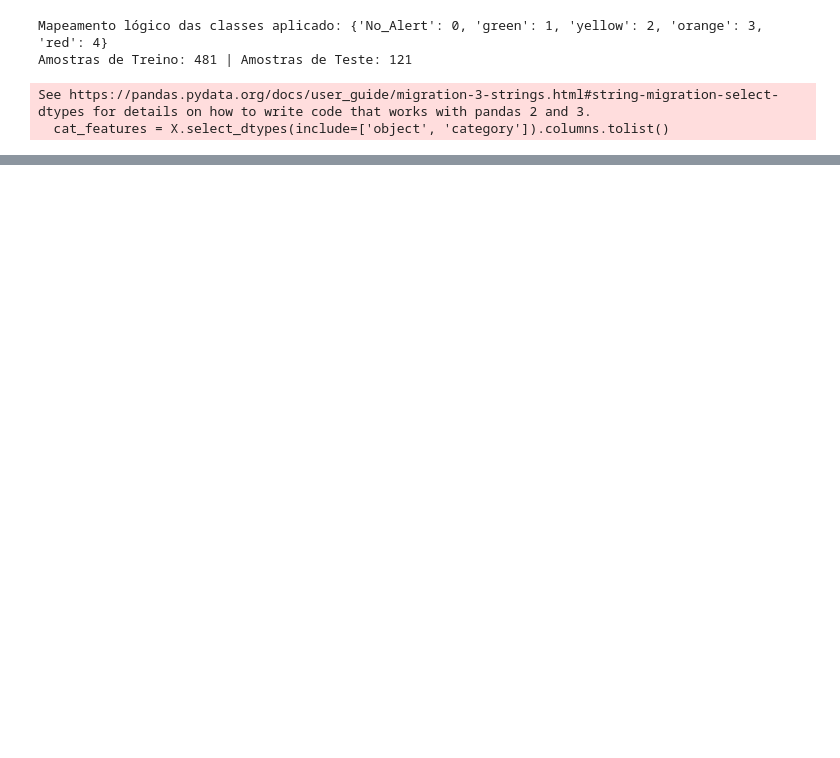
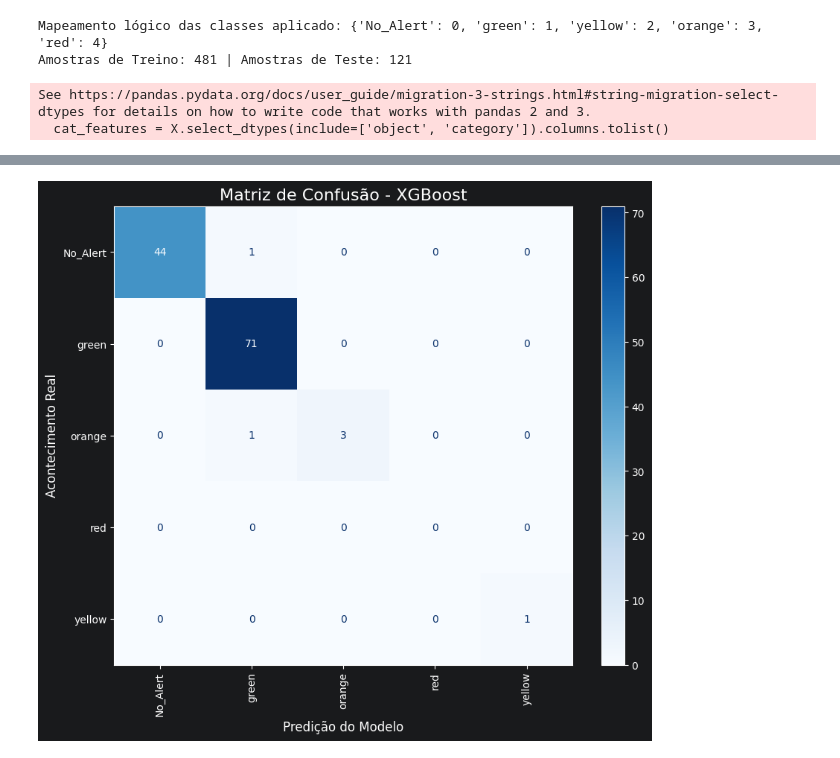
Before and after one commit to Juice-cpp/Earthquake_Model, a Jupyter notebook: Alert_Model_Training.ipynb, the cells around one changed output, grey strips where cells are left out. Drawn from its saved outputs; the diff is of its cells as text; code cells hidden in the pictures; blank space fills up the shorter version.

Commit message:
-(feat): comparação pelas principais métricas e matriz de confusão

```diff
--- a/Alert_Model_Training.ipynb
+++ b/Alert_Model_Training.ipynb
@@ -211,0 +214,83 @@ Todos os modelos e o codificador de alertas foram salvos com sucesso no diretór
+# %%
+import pandas as pd
+import matplotlib.pyplot as plt
+from sklearn.metrics import accuracy_score, precision_score, recall_score, f1_score
+from sklearn.metrics import confusion_matrix, ConfusionMatrixDisplay
+
+print("=== Calculando todas as métricas para comparação ===\n")
+
+results_completo = {}
+
+# 1. Loop para calcular todas as métricas para cada modelo treinado
+for name, model in trained_models.items():
+
+    # Fazer predições no conjunto de teste
+    y_pred = model.predict(X_test)
+
+    # O CatBoost retorna um array 2D por padrão, precisamos achatar (flatten) para 1D
+    if name == "CatBoost":
+        y_pred = y_pred.flatten()
+
+    # Calcular métricas usando a média 'weighted' para lidar com o desbalanceamento
+    # zero_division=0 impede que o Python dê erro caso o modelo não tenha previsto nenhuma vez uma classe rara
+    acc = accuracy_score(y_test, y_pred)
+    prec = precision_score(y_test, y_pred, average='weighted', zero_division=0)
+    rec = recall_score(y_test, y_pred, average='weighted', zero_division=0)
+    f1 = f1_score(y_test, y_pred, average='weighted', zero_division=0)
+
+    # Guardar os resultados
+    results_completo[name] = {
+        'Acurácia': acc,
+        'Precisão (Weighted)': prec,
+        'Recall (Weighted)': rec,
+        'F1-Score (Weighted)': f1
+    }
+
+# 2. Criar o DataFrame e ordenar pelo melhor F1-Score
+df_resultados = pd.DataFrame(results_completo).T
+df_resultados = df_resultados.sort_values(by='F1-Score (Weighted)', ascending=False)
+
+print("🏆 Tabela de Comparação de Modelos:")
+display(df_resultados)
+
+# ---------------------------------------------------------
+# 3. Extrair automaticamente o melhor modelo e gerar a Matriz
+# ---------------------------------------------------------
+
+
+# O índice 0 do DataFrame ordenado contém o nome do melhor modelo
+melhor_modelo_nome = df_resultados.index[0]
+melhor_modelo = trained_models[melhor_modelo_nome]
+
+print(f"\nGerando Matriz de Confusão para o vencedor: {melhor_modelo_nome}")
+
+# Refazer a predição com o vencedor
+y_pred_best = melhor_modelo.predict(X_test)
+if melhor_modelo_nome == "CatBoost":
+    y_pred_best = y_pred_best.flatten()
+
+# # Calcular a matriz de confusão
+# cm = confusion_matrix(y_test, y_pred_best)
+
+# 1. Pegar os números que representam as classes (ex: [0, 1, 2, 3, 4])
+labels_numericos = label_encoder.transform(label_encoder.classes_)
+
+# 2. Calcular a matriz forçando o tamanho correto (CÓDIGO NOVO)
+cm = confusion_matrix(y_test, y_pred_best, labels=labels_numericos)
+
+# Plotar visualmente
+plt.figure(figsize=(10, 8))
+
+# Se você estiver usando o mapeamento manual do passo anterior,
+# substitua label_encoder.classes_ pela sua lista de classes ordenadas, ex: ['No_Alert', 'green', 'yellow', 'orange', 'red']
+disp = ConfusionMatrixDisplay(confusion_matrix=cm, display_labels=label_encoder.classes_)
+
+# cmap='Blues' deixa a matriz com um gradiente de cores onde números maiores ficam mais escuros
+disp.plot(cmap='Blues', values_format='d', ax=plt.gca(), xticks_rotation='vertical')
+
+plt.title(f'Matriz de Confusão - {melhor_modelo_nome}', fontsize=16)
+plt.xlabel('Predição do Modelo', fontsize=12)
+plt.ylabel('Acontecimento Real', fontsize=12)
+plt.grid(False) # Remove as linhas de grade que atrapalham a leitura do heatmap
+plt.show()
+# %% [output]
@@ -211,0 +309 @@ Todos os modelos e o codificador de alertas foram salvos com sucesso no diretór
+[figure, added]
```
Also changed, not shown: parts of 6 cells of this notebook, 13 other files.
